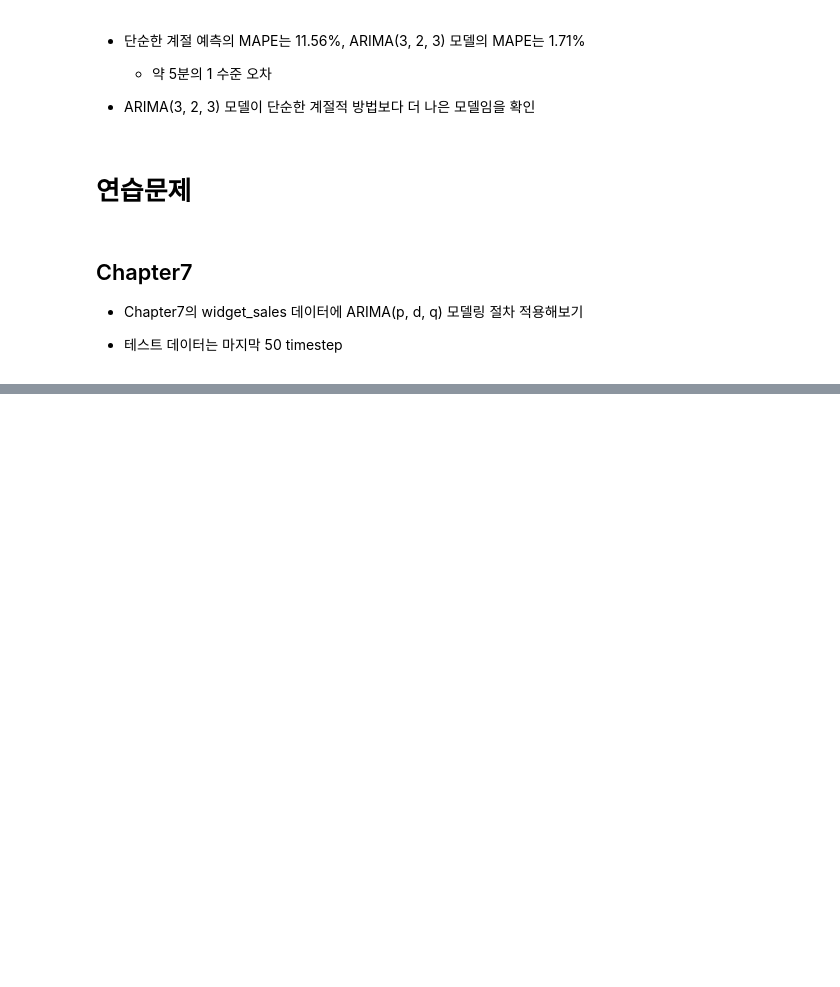
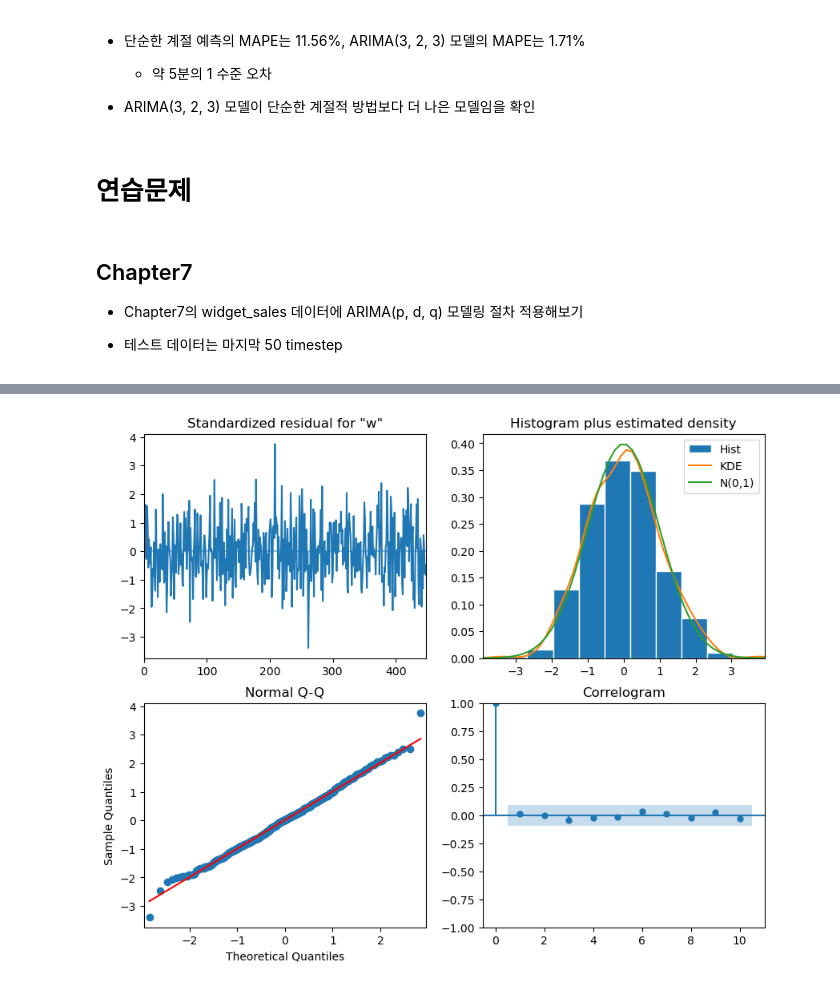
Before and after one commit to mygithub05253/EST-CAMP-AI-Quant, a Jupyter notebook: learning/05-time-series/10.비정상시계열예측.ipynb, the cells around one changed output, grey strips where cells are left out. Drawn from its saved outputs; the diff is of its cells as text; code cells hidden in the pictures; blank space fills up the shorter version.

Commit message:
✅ Test: 시계열 평가 및 2026-07-20 수업 마감
Co-Authored-By: Codex Opus 4.8 <noreply@anthropic.com>

```diff
--- a/learning/05-time-series/10.비정상시계열예측.ipynb
+++ b/learning/05-time-series/10.비정상시계열예측.ipynb
@@ -403,0 +453,4 @@ plt.show()
+# %%
+train = df[:-50]
+test = test[-50:]
+test
@@ -403,0 +525,5 @@ plt.show()
+# %%
+model = SARIMAX(train, order = (3, 1, 3))
+model_fit = model.fit(disp = False)
+
+print(model_fit.summary())
@@ -403,0 +548,6 @@ plt.show()
+# %%
+model_fit.plot_diagnostics(figsize = (10, 8))
+
+plt.show()
+# %% [output]
+[figure, added]
```
Also changed, not shown: parts of 28 cells of this notebook, 22 other files.
